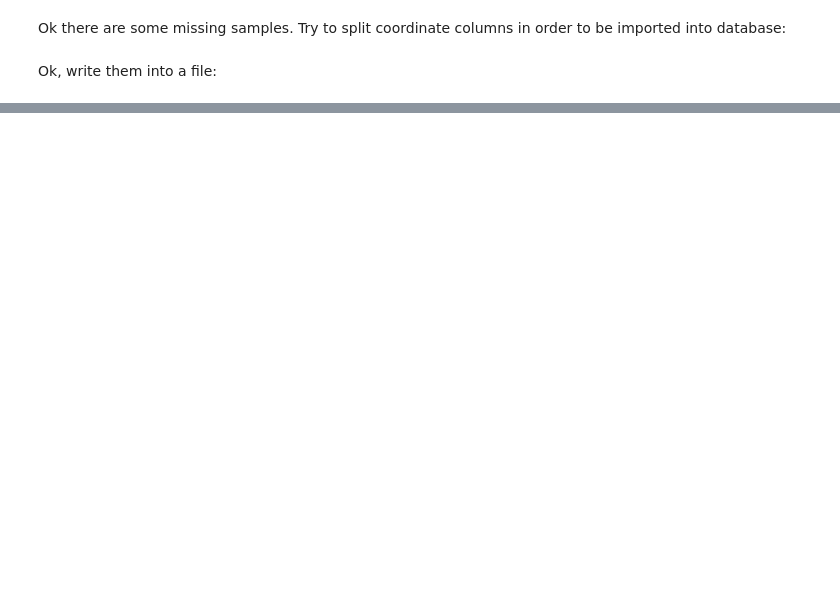
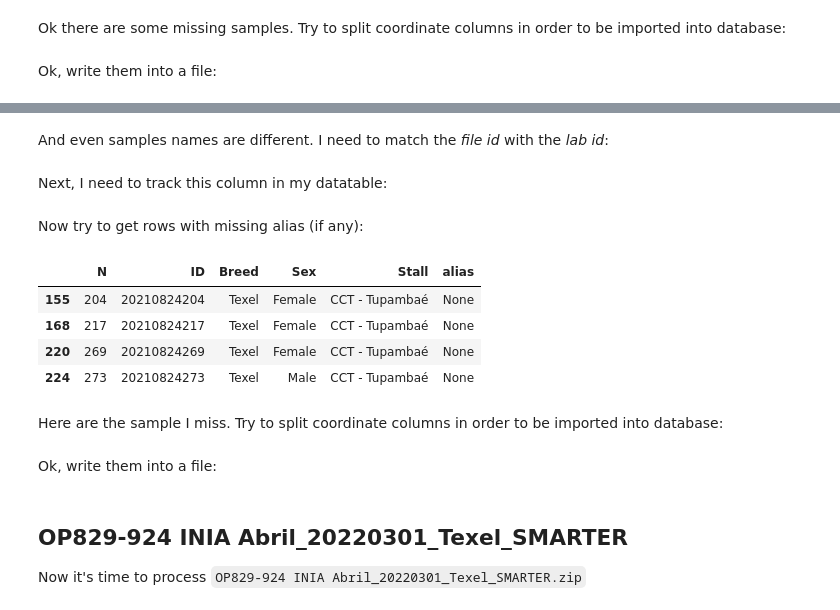
Before and after one commit to cnr-ibba/SMARTER-database, a Jupyter notebook: notebooks/exploratory/0.21.0-bunop-uruguay_second_upload.ipynb, the cells around one changed output, grey strips where cells are left out. Saved outputs shown, nothing was run; the diff lists cells and outputs as text; code cells hidden in the pictures; blank space fills up the shorter version.

```diff
--- a/notebooks/exploratory/0.21.0-bunop-uruguay_second_upload.ipynb
+++ b/notebooks/exploratory/0.21.0-bunop-uruguay_second_upload.ipynb
@@ -149,0 +298,5 @@ inia_20210409_metadata.to_excel("20210409_Genexa_fix.xlsx", index=False)
+# %%
+metadata_path = metadata_dataset.working_dir / "20210824_Genexa.xlsx"
+with open(metadata_path, "rb") as handle:
+    inia_20210824_metadata = pd.read_excel(handle)
+inia_20210824_metadata.info()
@@ -149,0 +318,27 @@ inia_20210409_metadata.to_excel("20210409_Genexa_fix.xlsx", index=False)
+# %%
+ids = [str(id_) for id_ in inia_20210824_metadata["ID"].tolist()]
+# %% [markdown]
+And even samples names are different. I need to match the *file id* with the *lab id*:
+# %%
+name2id = collections.defaultdict(lambda: None)
+
+for id_ in ids:
+    for col in samples:
+        if id_ in col:
+            name2id[id_] = col
+# %% [markdown]
+Next, I need to track this column in my datatable:
+# %%
+inia_20210824_metadata["alias"] = inia_20210824_metadata["ID"].apply(lambda id_: name2id[str(id_)])
+# %% [markdown]
+Now try to get rows with missing alias (if any):
+# %%
+inia_20210824_metadata[inia_20210824_metadata["alias"].isnull()].drop(["GPS_2", "GPS_Coordinates"], axis=1)
+# %% [output]
+|  | N | ID | Breed | Sex | Stall | alias |
+| 155 | 204 | 20210824204 | Texel | Female | CCT - Tupambaé | None |
+| 168 | 217 | 20210824217 | Texel | Female | CCT - Tupambaé | None |
+| 220 | 269 | 20210824269 | Texel | Female | CCT - Tupambaé | None |
+| 224 | 273 | 20210824273 | Texel | Male | CCT - Tupambaé | None |
+# %% [markdown]
+Here are the sample I miss. Try to split coordinate columns in order to be imported into database:
@@ -149,0 +348,2 @@ inia_20210409_metadata.to_excel("20210409_Genexa_fix.xlsx", index=False)
+# %% [markdown]
+Ok, write them into a file:
@@ -149,0 +352,4 @@ inia_20210409_metadata.to_excel("20210409_Genexa_fix.xlsx", index=False)
+# %% [markdown]
+<a id='20220301'></a>
+## OP829-924 INIA Abril_20220301_Texel_SMARTER
+Now it's time to process `OP829-924 INIA Abril_20220301_Texel_SMARTER.zip`
```
Also changed, not shown: parts of 63 cells of this notebook.
